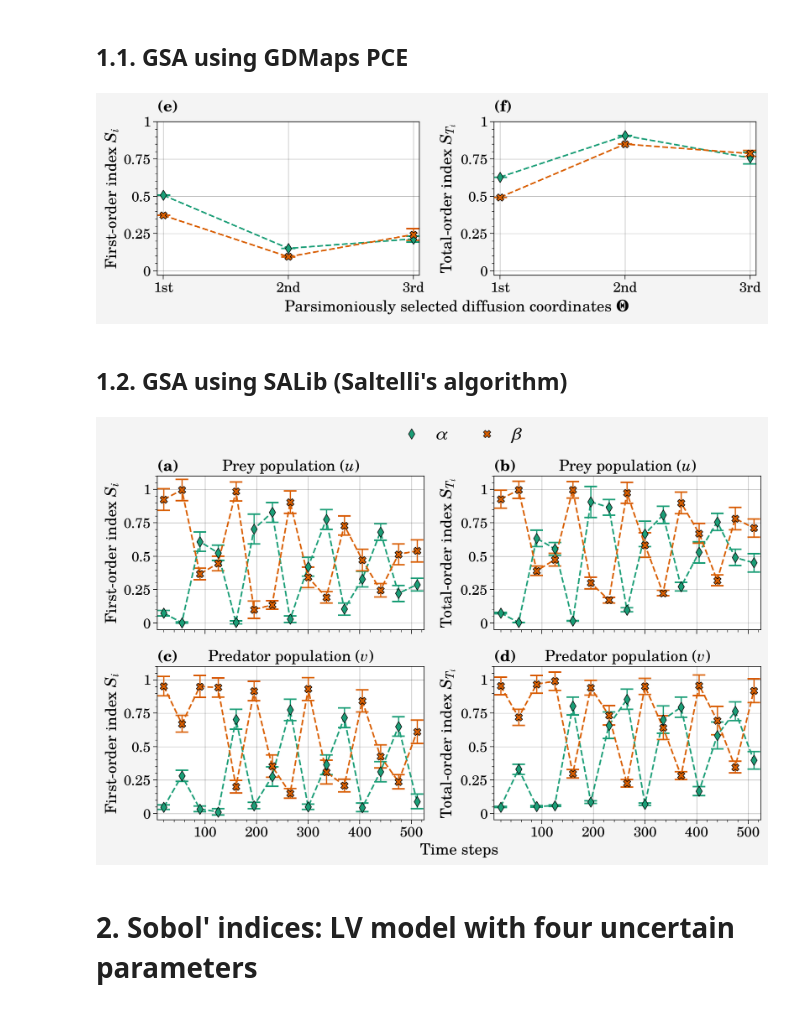
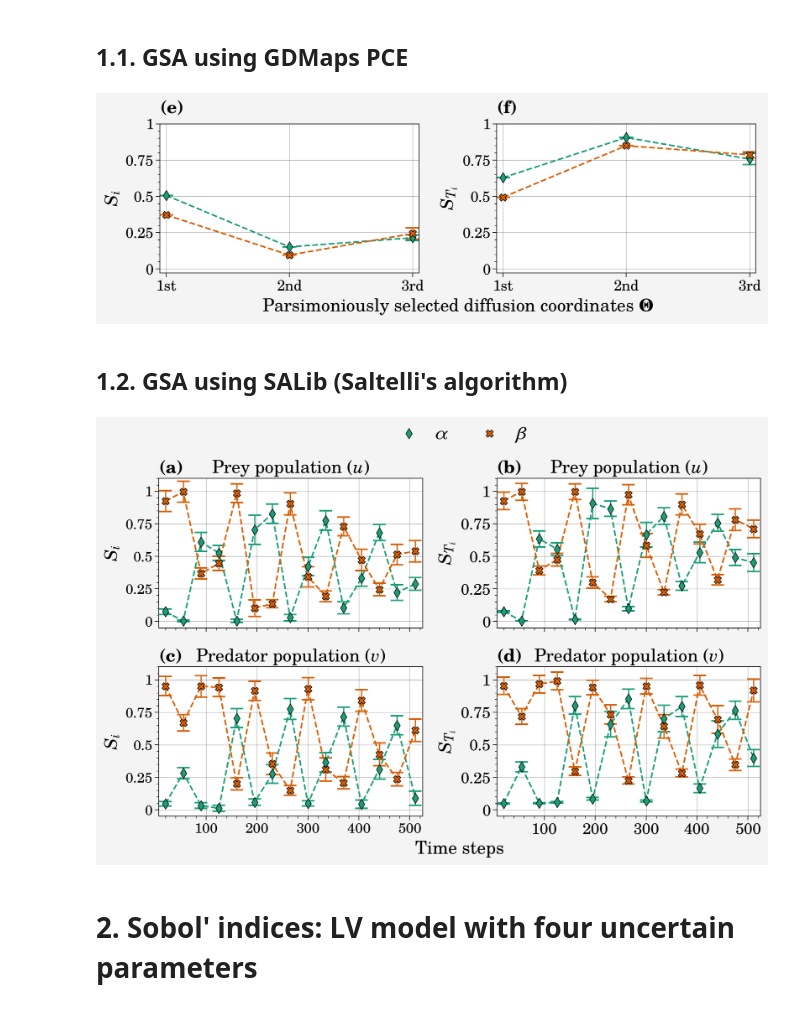
Before and after one commit to bazvalya/GSA_using_GDMaps_PCE, a Jupyter notebook: notebooks/GDMaps_PCE_LV.ipynb, the cells around one changed output. Saved outputs shown, nothing was run; the diff lists cells and outputs as text; code cells hidden in the pictures.

Commit message:
LV: changed font of labels and titles for plots

```diff
--- a/notebooks/GDMaps_PCE_LV.ipynb
+++ b/notebooks/GDMaps_PCE_LV.ipynb
@@ -28,14 +28,14 @@ from SALib.analyze import sobol
 
 # Plotting parameters
 mpl.rcParams["figure.dpi"] = 100
-mpl.rcParams["legend.fontsize"] = 12.5
+mpl.rcParams["legend.fontsize"] = 16
 mpl.rcParams["font.size"] = 13.5
 mpl.rcParams["axes.grid"] = True
 mpl.rcParams["grid.alpha"] = 0.1
 mpl.rcParams["axes.axisbelow"] = True
 mpl.rcParams["figure.figsize"] = (6, 4)
-mpl.rcParams['axes.labelsize'] = 15
-mpl.rcParams['axes.titlesize'] = 15
+mpl.rcParams['axes.labelsize'] = 17
+mpl.rcParams['axes.titlesize'] = 17
 
 pplt.rc['grid.linewidth'] = 0.3
 pplt.rc['grid.alpha'] = 0.3
@@ -398,17 +398,22 @@ for j, si in enumerate(sobol_si_pce):
                   xlabel=r'Parsimoniously selected diffusion coordinates $\bf{\Theta}$')
 
         if ax == axs[1]:
-            ax.format(ylabel=r'Total-order index $S_{T_i}$', title='(f)',
+            ax.format(ylabel=r'$S_{T_i}$', title='(f)',
                       titleloc='left', titlepad=10, titleweight='bold')
         else:
-            ax.format(ylabel=r'First-order index $S_i$', title='(e)',
+            ax.format(ylabel=r'$S_i$', title='(e)',
                       titleloc='left', titlepad=10, titleweight='bold')
+
+
+        ax.format(rc_kw={'title.size': 17,
+                         'label.size': 17,
+                         'tick.labelsize': 14})
 
 fig.tight_layout()
 plt.savefig('plots/main_text/LV_2vars_PCE_GSA.pdf', bbox_inches='tight')
 plt.show()
 # %% [output]
-[figure, old version]
+[figure, new version]
 # %% [markdown]
  ## 1.2. GSA using SALib (Saltelli's algorithm)
 # %%
@@ -502,40 +507,43 @@ sobol_ind_conf = [np.asarray(Si_u_S1_conf), np.asarray(Si_u_ST_conf),
 for j, si in enumerate(sobol_indices):
     for i, param in enumerate(param_names):
         axs[j].scatter(steps, si[:, i],
                        color=colors[i], label=param_names[i],
                        edgecolor='k', marker=error_marker_styles[i],
                        markersize=50, zorder=3)
         axs[j].errorbar(steps, si[:, i], sobol_ind_conf[j][:, i],
                         color=colors[i], markeredgewidth=1.5, linestyle='--',
                         capsize=6, alpha=1, elinewidth=1.2)
 
     for ax in axs:
         ax.format(xlim=(7, 525),
                   abc='a.', xlabel='Time steps')
 
         if ax == axs[1] or ax == axs[3]:
-            ax.format(ylabel=r'Total-order index $S_{T_i}$',
-                      ylim=(-0.05, 1.1))
+            ax.format(ylabel=r'$S_{T_i}$',
+                      ylim=(-0.05, 1.1), fontsize=15)
         else:
-            ax.format(ylabel=r'First-order index $S_i$',
-                     ylim=(-0.05, 1.1))
+            ax.format(ylabel=r'$S_i$',
+                     ylim=(-0.05, 1.1), )
 
         if ax == axs[0] or ax == axs[1]:
             ax.format(title=r'Prey population $(u)$')
         else:
             ax.format(title=r'Predator population $(v)$')
 
+        ax.format(rc_kw={'title.size': 17,
+                         'label.size': 17,
+                         'abc.size': 17})
 
-fig.legend(param_names, ncols=4, frame=False, loc='t',
-           fontsize = 15, title_fontsize=15.5)
+
+fig.legend(param_names, ncols=4, frame=False, loc='t', fontsize = 16)
 
 axs.format(abc='(a)')
 
 fig.tight_layout()
 plt.savefig('plots/main_text/LV_2vars_SALib.pdf', bbox_inches='tight')
 plt.show()
 # %% [output]
-[figure, old version]
+[figure, new version]
 # %% [markdown]
 # 2. Sobol' indices: LV model with four uncertain parameters
 # %% [markdown]
```
Also changed, not shown: parts of 10 cells of this notebook, 7 other files.
